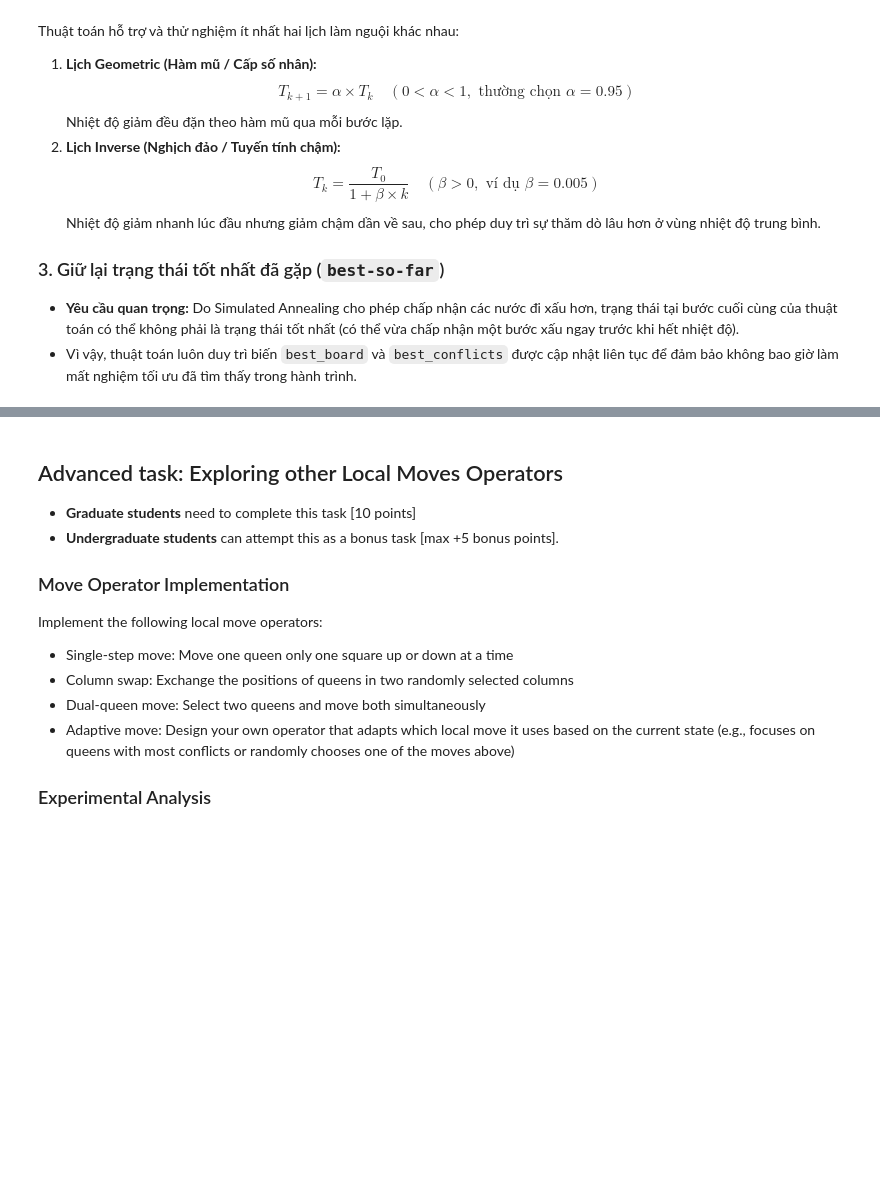
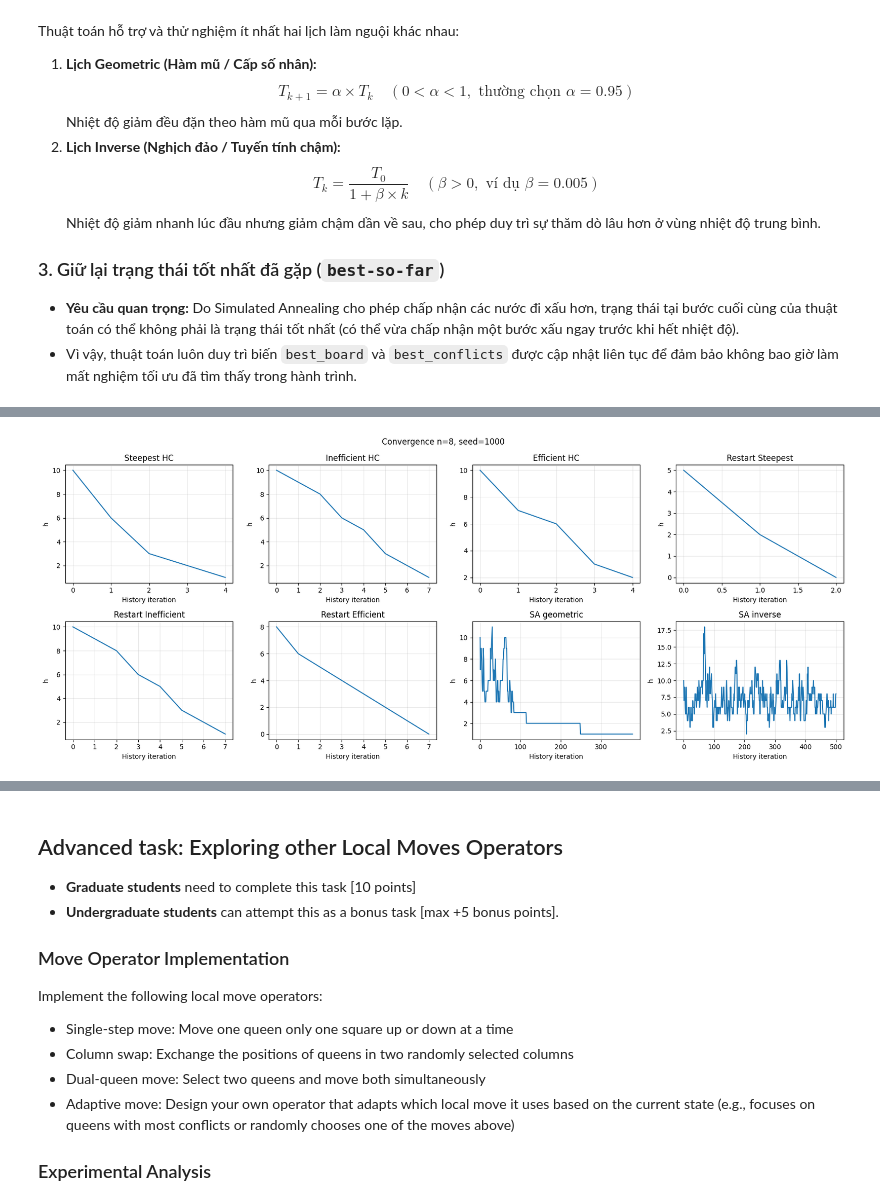
Before and after one commit to minhhailtv6a1/Team_Project_TTNTNC_2025_2026, a Jupyter notebook: lab04 - csp/n_queens.ipynb, the cells around one changed output, grey strips where cells are left out. Drawn from its saved outputs; the diff is of its cells as text; code cells hidden in the pictures; blank space fills up the shorter version.

```diff
--- a/lab04 - csp/n_queens.ipynb
+++ b/lab04 - csp/n_queens.ipynb
@@ -523,7 +517,7 @@ Vì vậy, hai thuật toán này có chi phí đánh giá lớn hơn Efficient
   - **Quy ước tính chi phí tích lũy:** Tổng số lần đánh giá hàm mục tiêu (`evaluations`), tổng số bước thực hiện (`steps`) và tổng thời gian (`runtime_s`) được cộng dồn chuẩn xác qua tất cả các lượt restart đã chạy.
   - Luôn lưu giữ nghiệm tốt nhất (`best_board`, `best_conflicts`) gặp được trong toàn bộ quá trình.
 # %%
-def random_restart_hill_climbing(hc_func, n, max_restarts=100, seed=None, **kwargs):
+def random_restart_hill_climbing(hc_func, n, max_restarts=100, seed=None, initial_board=None, **kwargs):
     """
     Wrapper Random Restart cho các thuật toán Hill Climbing.
     Khởi động lại tối đa max_restarts lần với bàn cờ ngẫu nhiên mới.
@@ -543,7 +537,7 @@ def random_restart_hill_climbing(hc_func, n, max_restarts=100, seed=None, **kwar
     for k in range(max_restarts):
         restarts_done += 1
         # Khởi tạo bàn cờ ngẫu nhiên mới cho mỗi lượt restart
-        init_board = random_board(n)
+        init_board = np.array(initial_board, copy=True) if k == 0 and initial_board is not None else random_board(n)
 
         # Chạy thuật toán cơ sở
         res = hc_func(initial_board=init_board, **kwargs)
@@ -793,0 +815,9 @@ Identify which algorithm scales best for large problem sizes and explain why.
+# %%
+fig, axes = plt.subplots(2, 4, figsize=(17, 7))
+for ax, label in zip(axes.flat, configs):
+    r = next(r for r in benchmark_records if r['n'] == 8 and r['seed'] == 1000 and r['algorithm'] == label)
+    ax.plot(range(len(r['history'])), r['history'])
+    ax.set_title(label); ax.set_xlabel('History iteration'); ax.set_ylabel('h'); ax.grid(alpha=.3)
+fig.suptitle('Convergence n=8, seed=1000'); fig.tight_layout(); plt.show()
+# %% [output]
+[figure, added]
```
Also changed, not shown: parts of 21 cells of this notebook, 1 other file.
